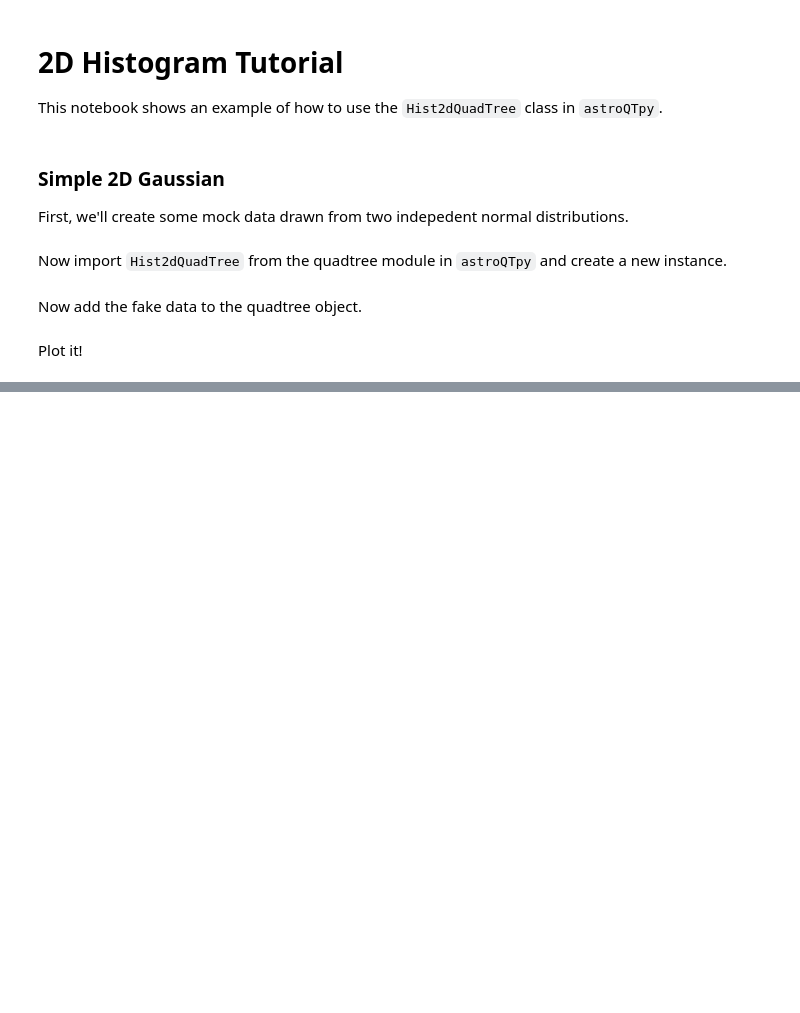
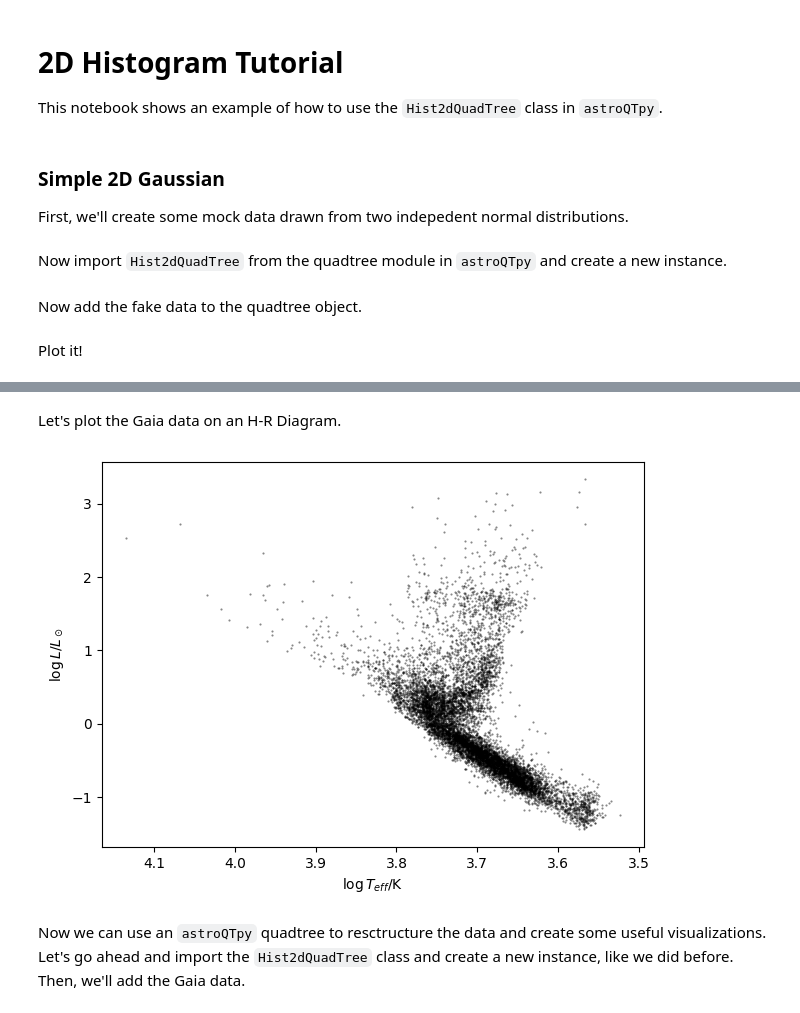
Before and after one commit to CalebHarada/astroQTpy, a Jupyter notebook: docs/tutorials/hist2d_tutorial.ipynb, the cells around one changed output, grey strips where cells are left out. Drawn from its saved outputs; the diff is of its cells as text; code cells hidden in the pictures; blank space fills up the shorter version.

Commit message:
complete hist2d tutorial

```diff
--- a/docs/tutorials/hist2d_tutorial.ipynb
+++ b/docs/tutorials/hist2d_tutorial.ipynb
@@ -52,2 +56,10 @@ plt.show()
 # %%
 from astroquery.gaia import Gaia
+# %%
+import time
+
+def get_gaia_query(q):
+    start = time.time()
+    job = Gaia.launch_job_async(q)
+    print(f"Total time: {time.time()-start:0.2f} sec")
+    return job.get_results()
@@ -53,0 +68,16 @@ from astroquery.gaia import Gaia
+# %%
+my_query = """
+    SELECT TOP 10000 log10(lum_flame) AS log_lum,
+        log10(teff_gspphot) AS log_teff,
+        mass_flame AS mass,
+        logg_gspphot AS log_g
+    FROM gaiadr3.astrophysical_parameters
+    WHERE lum_flame IS NOT NULL
+        AND teff_gspphot IS NOT NULL
+        AND mass_flame IS NOT NULL
+        AND logg_gspphot IS NOT NULL
+"""
+# %%
+# run query and print first 5 rows
+gaia_results = get_gaia_query(my_query)
+gaia_results[:5]
@@ -53,0 +96,14 @@ from astroquery.gaia import Gaia
+# %% [markdown]
+Let's plot the Gaia data on an H-R Diagram.
+# %%
+fig, ax = plt.subplots(figsize=(7,5))
+
+ax.scatter(gaia_results['log_teff'], gaia_results['log_lum'], marker='.', s=1, c='k', alpha=0.5)
+ax.set_xlabel('$\log T_{eff}$/K')
+ax.set_ylabel('$\log L / L_\odot$')
+
+ax.invert_xaxis()
+# %% [output]
+[figure, added]
+# %% [markdown]
+Now we can use an `astroQTpy` quadtree to resctructure the data and create some useful visualizations. Let's go ahead and import the `Hist2dQuadTree` class and create a new instance, like we did before. Then, we'll add the Gaia data.
```
Also changed, not shown: parts of 14 cells of this notebook, 1 other file.
